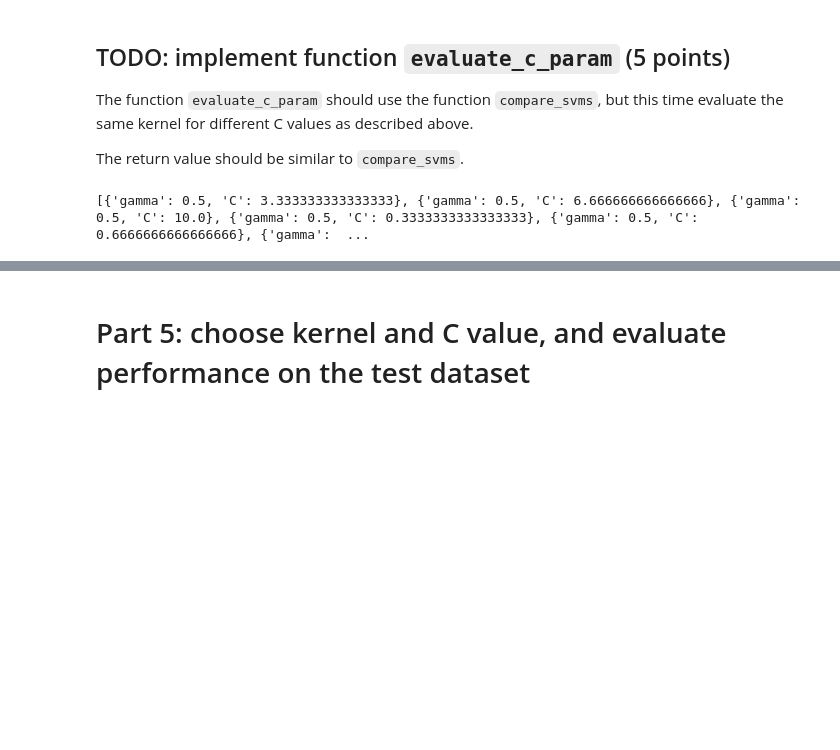
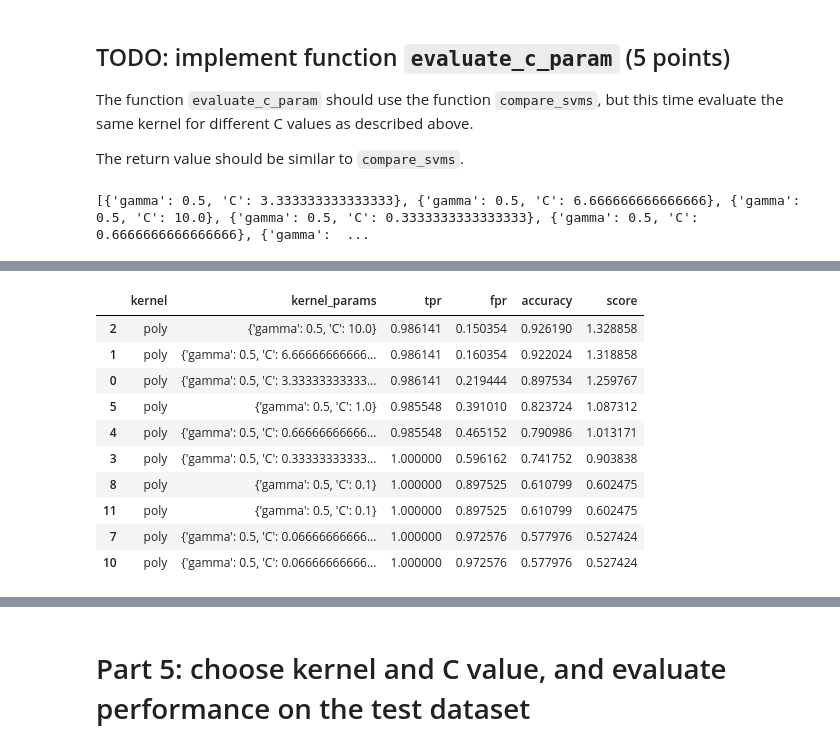
Before and after one commit to YonatanEldan/Machine-Learning-HW5, a Jupyter notebook: Exercise 5 - SVM.ipynb, the cells around one changed output, grey strips where cells are left out. Drawn from its saved outputs; the diff is of its cells as text; code cells hidden in the pictures; blank space fills up the shorter version.

```diff
--- a/Exercise 5 - SVM.ipynb
+++ b/Exercise 5 - SVM.ipynb
@@ -349,3 +348,19 @@ res_c_param
+# %%
+# filtering the results that have less then 0.5 score
+res_c_param = res_c_param.loc[res_c_param['score'] > 0.5]
+res_c_param.sort_values(by=['fpr'])
+# %% [output]
+|  | kernel | kernel_params | tpr | fpr | accuracy | score |
+| 2 | poly | {'gamma': 0.5, 'C': 10.0} | 0.986141 | 0.150354 | 0.926190 | 1.328858 |
+| 1 | poly | {'gamma': 0.5, 'C': 6.66666666666... | 0.986141 | 0.160354 | 0.922024 | 1.318858 |
+| 0 | poly | {'gamma': 0.5, 'C': 3.33333333333... | 0.986141 | 0.219444 | 0.897534 | 1.259767 |
+| 5 | poly | {'gamma': 0.5, 'C': 1.0} | 0.985548 | 0.391010 | 0.823724 | 1.087312 |
+| 4 | poly | {'gamma': 0.5, 'C': 0.66666666666... | 0.985548 | 0.465152 | 0.790986 | 1.013171 |
+| 3 | poly | {'gamma': 0.5, 'C': 0.33333333333... | 1.000000 | 0.596162 | 0.741752 | 0.903838 |
+| 8 | poly | {'gamma': 0.5, 'C': 0.1} | 1.000000 | 0.897525 | 0.610799 | 0.602475 |
+| 11 | poly | {'gamma': 0.5, 'C': 0.1} | 1.000000 | 0.897525 | 0.610799 | 0.602475 |
+| 7 | poly | {'gamma': 0.5, 'C': 0.06666666666... | 1.000000 | 0.972576 | 0.577976 | 0.527424 |
+| 10 | poly | {'gamma': 0.5, 'C': 0.06666666666... | 1.000000 | 0.972576 | 0.577976 | 0.527424 |
 # %%
 # plotting the ROC curve
 
```
Also changed, not shown: parts of 7 cells of this notebook, 1 other file.
